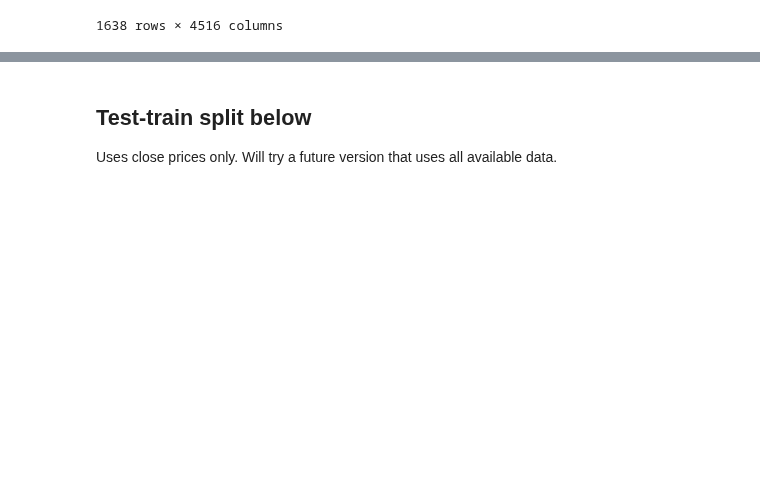
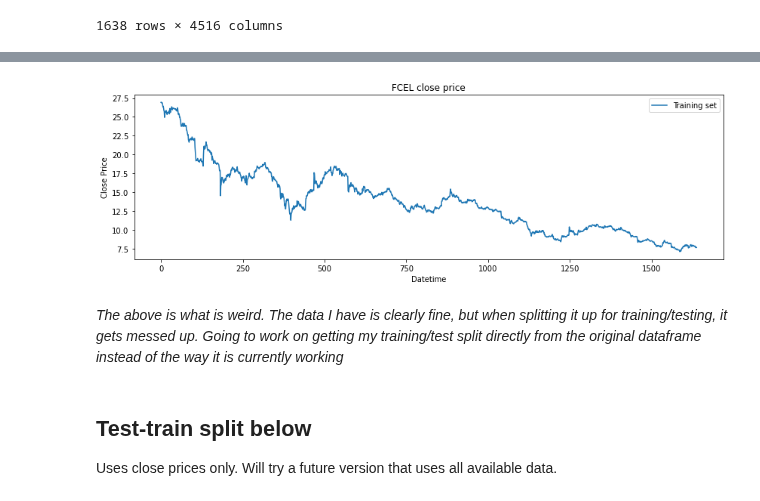
Before and after one commit to jmacdonald2010/stock-prediction, a Jupyter notebook: mlTests02_multipleTickers.ipynb, the cells around one changed output, grey strips where cells are left out. Saved outputs shown, nothing was run; the diff lists cells and outputs as text; code cells hidden in the pictures; blank space fills up the shorter version.

```diff
--- a/mlTests02_multipleTickers.ipynb
+++ b/mlTests02_multipleTickers.ipynb
@@ -183,3 +210,17 @@ df = df.set_index('price_datetime')
+# %%
+# testing the sets w/ matplotlib
+plt.figure(figsize=(14,4))
+plt.plot(df['close_price']['FCEL'])
+# plt.plot(test_data['FCEL'])
+plt.ylabel('Close Price')
+plt.xlabel('Datetime')
+plt.legend(["Training set", "Test set"])
+plt.title("FCEL close price")
+plt.show()
+# %% [output]
+[figure, added]
+# %% [markdown]
+*The above is what is weird. The data I have is clearly fine, but when splitting it up for training/testing, it gets messed up. Going to work on getting my training/test split directly from the original dataframe instead of the way it is currently working*
 # %% [markdown]
 ## Test-train split below
 Uses close prices only. Will try a future version that uses all available data.
```
Also changed, not shown: parts of 14 cells of this notebook, 2 other files.
